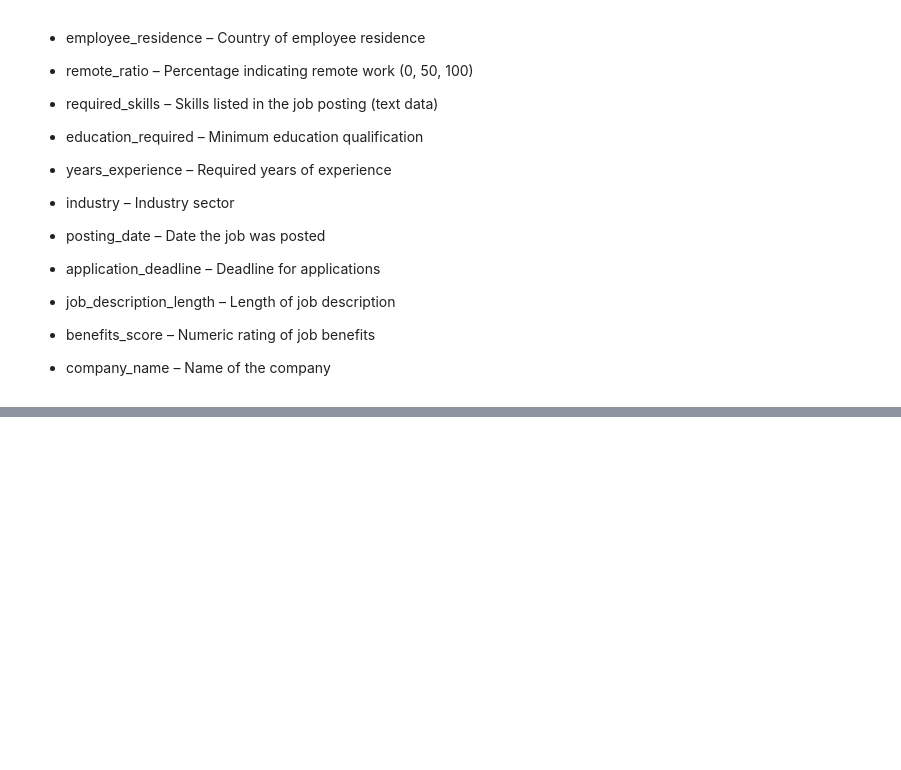
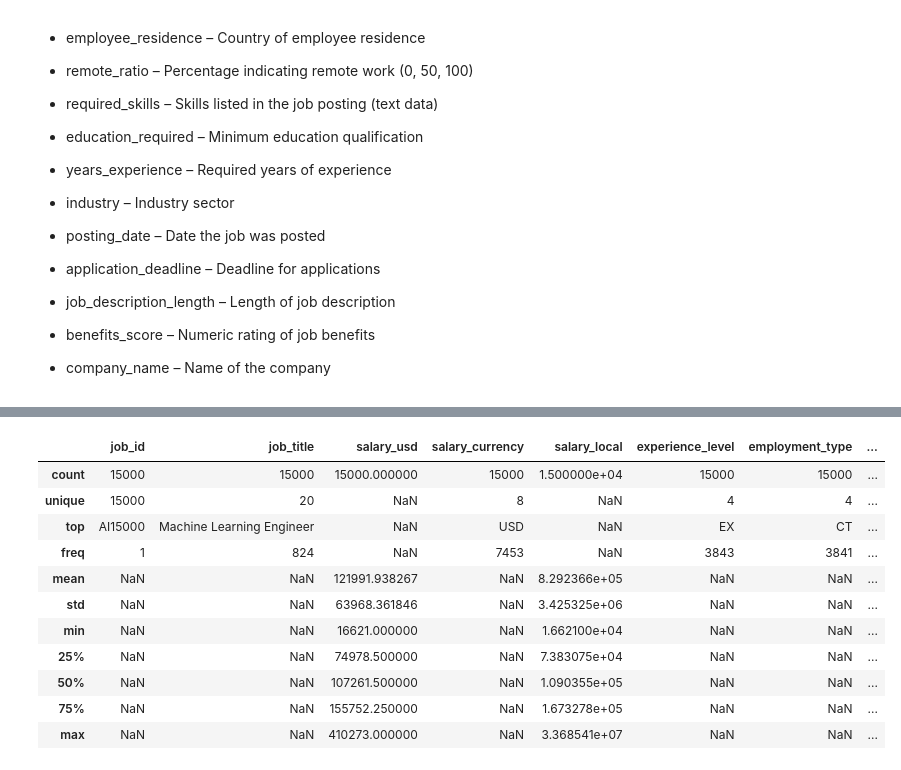
Before and after one commit to Atieng/Global-AI-Job-Market-Intelligence-Report, a Jupyter notebook: index.ipynb, the cells around one changed output, grey strips where cells are left out. Saved outputs shown, nothing was run; the diff lists cells and outputs as text; code cells hidden in the pictures; blank space fills up the shorter version.

```diff
--- a/index.ipynb
+++ b/index.ipynb
@@ -103,0 +179,15 @@ The dataset used in this project is the Global AI Job Market & Salary Trends (20
+# %%
+df2.describe(include='all')
+# %% [output]
+|  | job_id | job_title | salary_usd | salary_currency | salary_local | experience_level | employment_type | ... |
+| count | 15000 | 15000 | 15000.000000 | 15000 | 1.500000e+04 | 15000 | 15000 | ... |
+| unique | 15000 | 20 | NaN | 8 | NaN | 4 | 4 | ... |
+| top | AI15000 | Machine Learning Engineer | NaN | USD | NaN | EX | CT | ... |
+| freq | 1 | 824 | NaN | 7453 | NaN | 3843 | 3841 | ... |
+| mean | NaN | NaN | 121991.938267 | NaN | 8.292366e+05 | NaN | NaN | ... |
+| std | NaN | NaN | 63968.361846 | NaN | 3.425325e+06 | NaN | NaN | ... |
+| min | NaN | NaN | 16621.000000 | NaN | 1.662100e+04 | NaN | NaN | ... |
+| 25% | NaN | NaN | 74978.500000 | NaN | 7.383075e+04 | NaN | NaN | ... |
+| 50% | NaN | NaN | 107261.500000 | NaN | 1.090355e+05 | NaN | NaN | ... |
+| 75% | NaN | NaN | 155752.250000 | NaN | 1.673278e+05 | NaN | NaN | ... |
+| max | NaN | NaN | 410273.000000 | NaN | 3.368541e+07 | NaN | NaN | ... |
```
Also changed, not shown: parts of 7 cells of this notebook.
